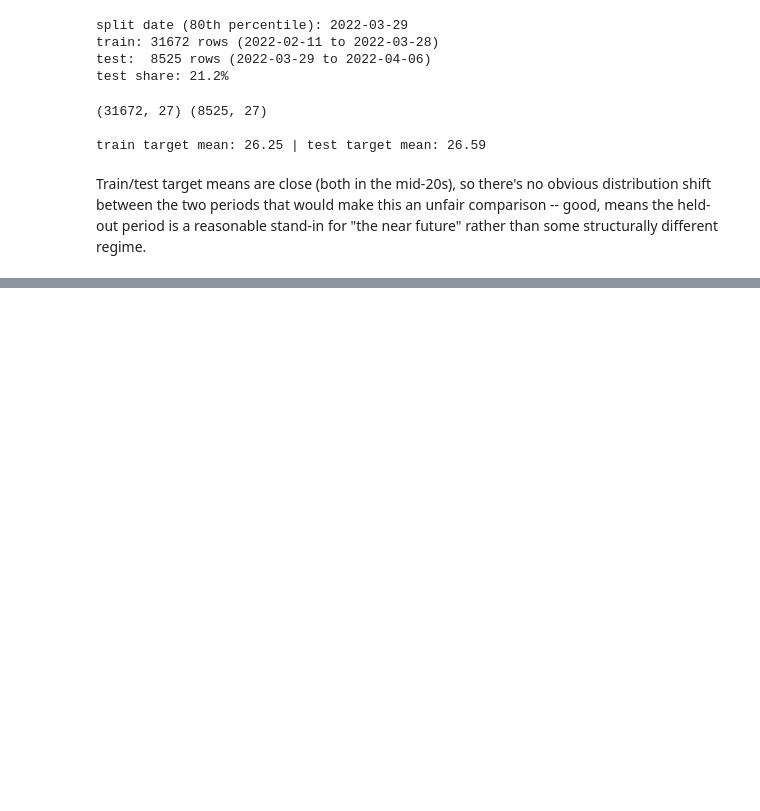
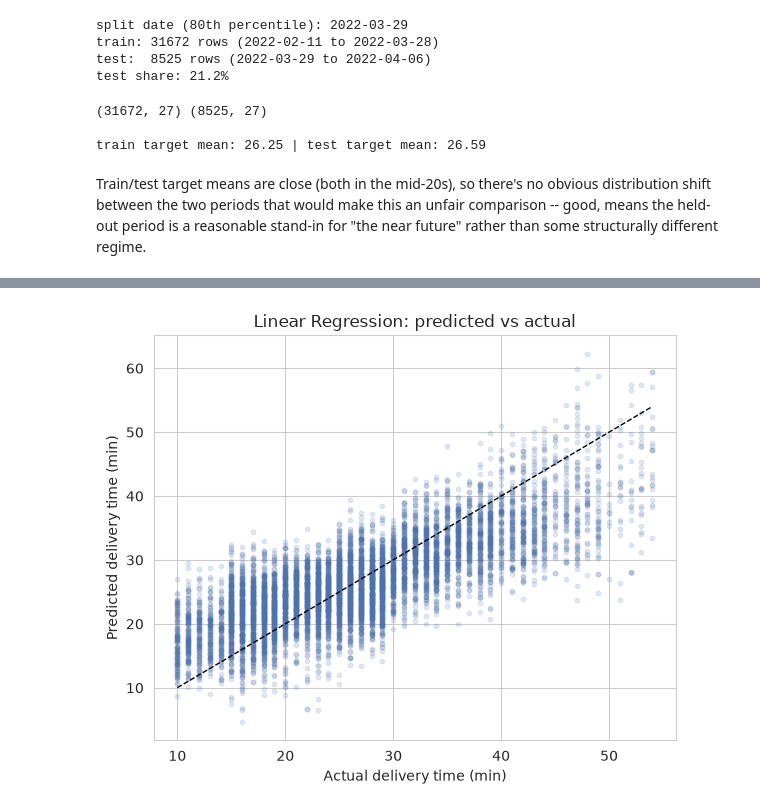
Before and after one commit to Pragyansh612/Food-Delivery-ETA-Prediction, a Jupyter notebook: notebooks/01_eda_and_modeling.ipynb, the cells around one changed output, grey strips where cells are left out. Drawn from its saved outputs; the diff is of its cells as text; code cells hidden in the pictures; blank space fills up the shorter version.

```diff
--- a/notebooks/01_eda_and_modeling.ipynb
+++ b/notebooks/01_eda_and_modeling.ipynb
@@ -714,0 +723,23 @@ for "the near future" rather than some structurally different regime.
+# %%
+from sklearn.linear_model import LinearRegression
+from sklearn.preprocessing import StandardScaler
+from sklearn.metrics import mean_absolute_error, mean_squared_error, r2_score
+
+scaler = StandardScaler()
+X_train_scaled = scaler.fit_transform(X_train)
+X_test_scaled = scaler.transform(X_test)
+
+lin_reg = LinearRegression()
+lin_reg.fit(X_train_scaled, y_train)
+
+pred_lin = lin_reg.predict(X_test_scaled)
+
+def report_metrics(y_true, y_pred, label):
+    mae = mean_absolute_error(y_true, y_pred)
+    rmse = mean_squared_error(y_true, y_pred) ** 0.5
+    r2 = r2_score(y_true, y_pred)
+    print(f'{label}: MAE={mae:.3f}  RMSE={rmse:.3f}  R2={r2:.3f}')
+    return {'model': label, 'MAE': mae, 'RMSE': rmse, 'R2': r2}
+
+results = []
+results.append(report_metrics(y_test, pred_lin, 'Linear Regression'))
@@ -714,0 +756,12 @@ for "the near future" rather than some structurally different regime.
+# %%
+fig, ax = plt.subplots(figsize=(6, 5))
+ax.scatter(y_test, pred_lin, alpha=0.15, s=10, color='#4C72B0')
+lims = [y_test.min(), y_test.max()]
+ax.plot(lims, lims, color='black', linestyle='--', linewidth=1)
+ax.set_xlabel('Actual delivery time (min)')
+ax.set_ylabel('Predicted delivery time (min)')
+ax.set_title('Linear Regression: predicted vs actual')
+fig.tight_layout()
+plt.show()
+# %% [output]
+[figure, added]
```
Also changed, not shown: parts of 3 cells of this notebook, 3 other files.
